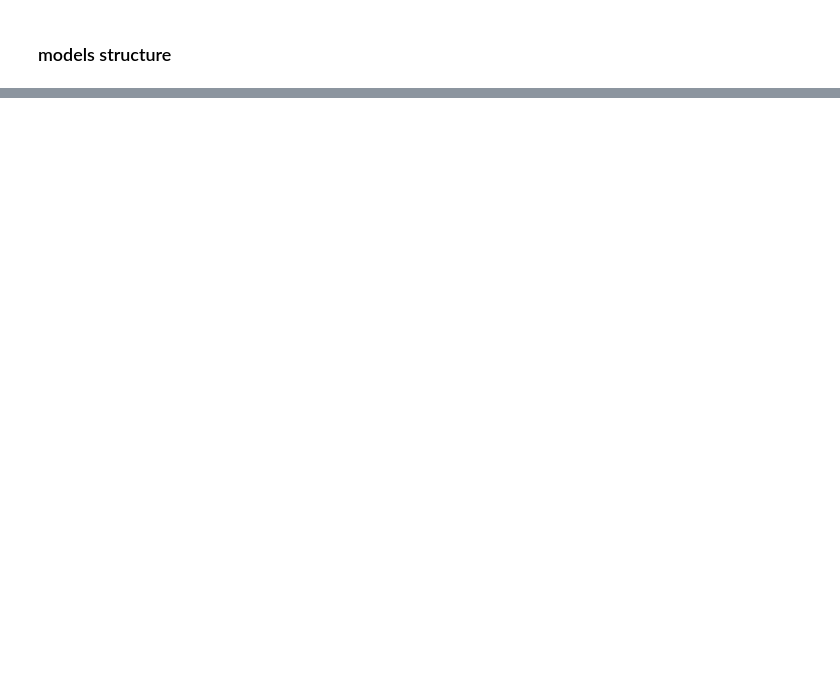
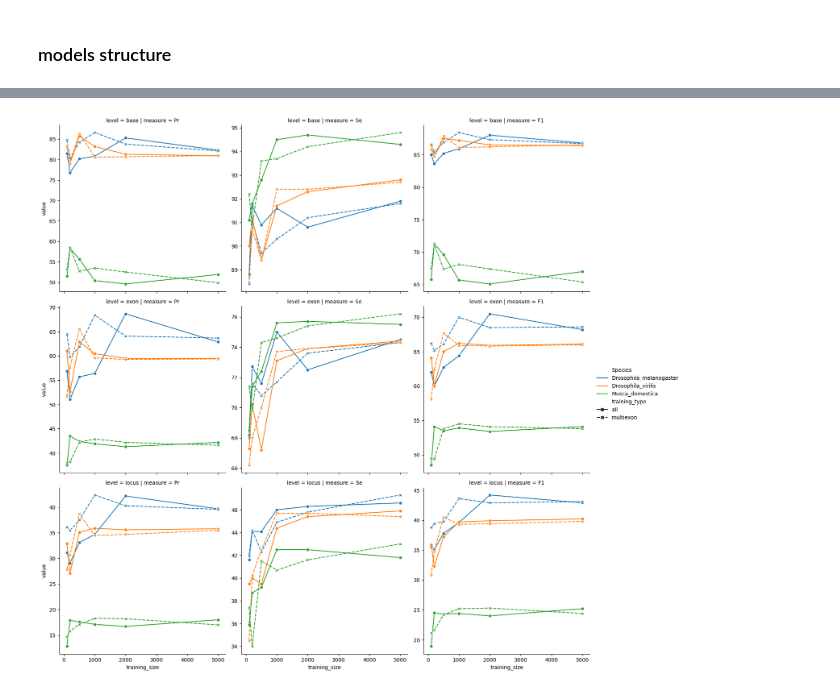
Before and after one commit to Janek21/geneid-training, a Jupyter notebook: notebooks/08_trainingset_titration.ipynb, the cells around one changed output, grey strips where cells are left out. Saved outputs shown, nothing was run; the diff lists cells and outputs as text; code cells hidden in the pictures; blank space fills up the shorter version.

```diff
--- a/notebooks/08_trainingset_titration.ipynb
+++ b/notebooks/08_trainingset_titration.ipynb
@@ -909,0 +814,30 @@ plt.show()
+# %%
+def get_program(x):
+    if 'RefSeq' in x:
+        return 'RefSeq'
+    if 'helixer' in x:
+        return 'helixer'
+    if 'augustus' in x:
+        return 'augustus'
+    if 'geneid':
+        return 'geneid'
+# %%
+def get_sample_size(x):
+    if 'geneid' in x:
+        sample_size = x.replace('geneidsample','')
+        if 'multiexon' in sample_size:
+            sample_size = sample_size.replace('multiexon','')
+            return sample_size
+        else:
+            sample_size = sample_size.replace('all','')
+            return sample_size
+    else:
+        return np.nan
+# %%
+def get_sample_type(x):
+    if 'multiexon' in x:
+        return 'multiexon'
+    if 'all' in x:
+        return 'all'
+    else:
+        return np.nan
@@ -909,0 +919,2 @@ plt.show()
+# %%
+f1_df = add_f1_scores(acc_df)
@@ -909,0 +937,14 @@ plt.show()
+# %%
+a = sns.relplot(data = f1_df,
+            x = pd.to_numeric(f1_df['training_size'], errors='coerce'),
+            y = 'value',
+            hue = 'Species',
+            style = 'training_type',
+            col = 'measure',
+            row = 'level',
+            kind = 'line',
+            markers=True,
+            facet_kws={'sharey': False, 'sharex': True})
+a.savefig('fig1.png')
+# %% [output]
+[figure, added]
```
Also changed, not shown: parts of 17 cells of this notebook.
